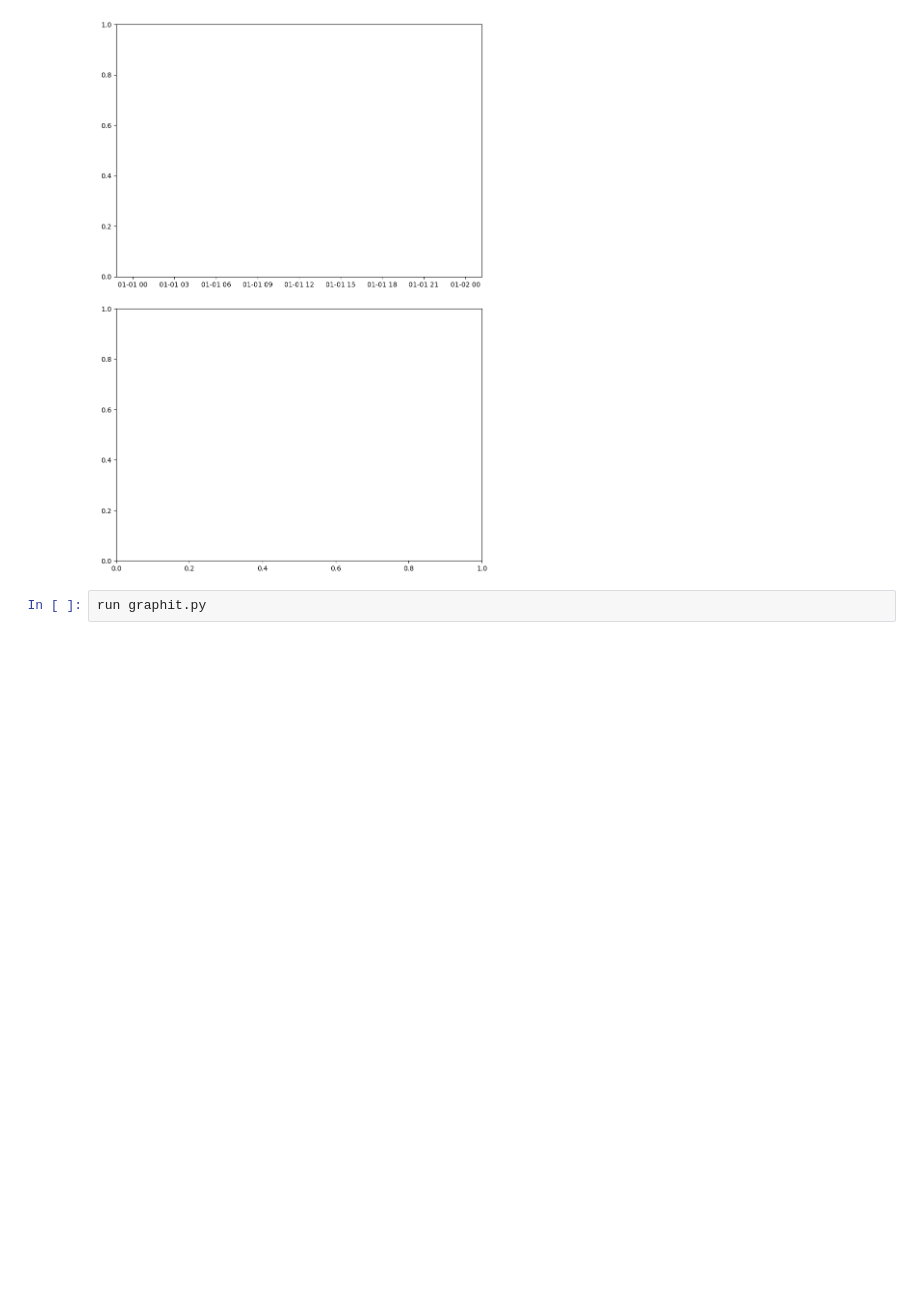
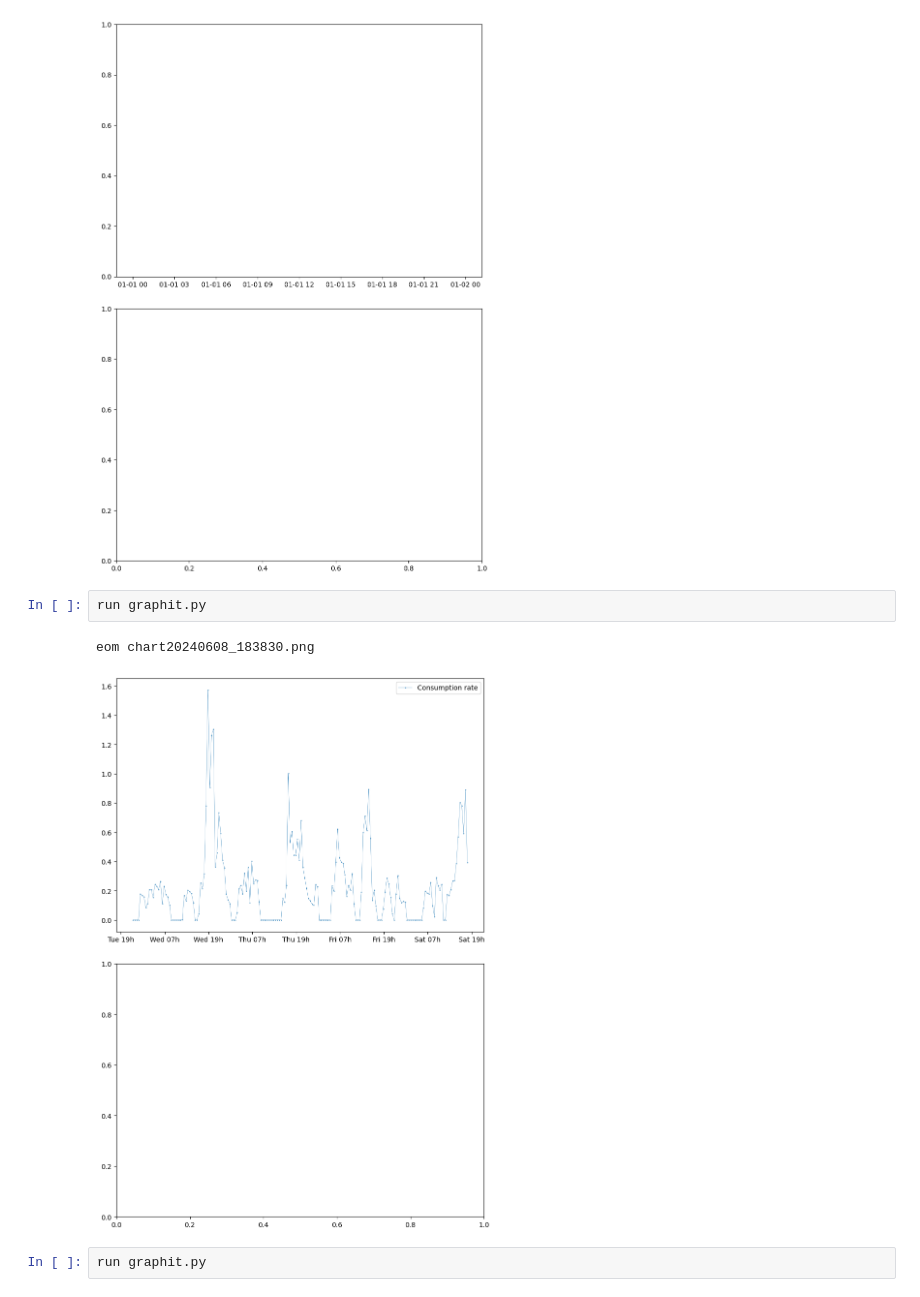
Before and after one commit to tomviolin/rtl433, a Jupyter notebook: Untitled1.ipynb, the cells around one changed output. Drawn from its saved outputs; the diff is of its cells as text; blank space fills up the shorter version.

```diff
--- a/Untitled1.ipynb
+++ b/Untitled1.ipynb
@@ -3,6 +3,11 @@ run graphit.py
 # %% [output]
 ValueError: x and y must have same first dimension, but have shapes (1473,) and (183,)
 [figure]
+# %%
+run graphit.py
+# %% [output]
+eom chart20240608_183830.png
+[figure, added]
 # %%
 run graphit.py
 # %% [output]
```
Also changed, not shown: parts of 2 cells of this notebook, 6 other files.
